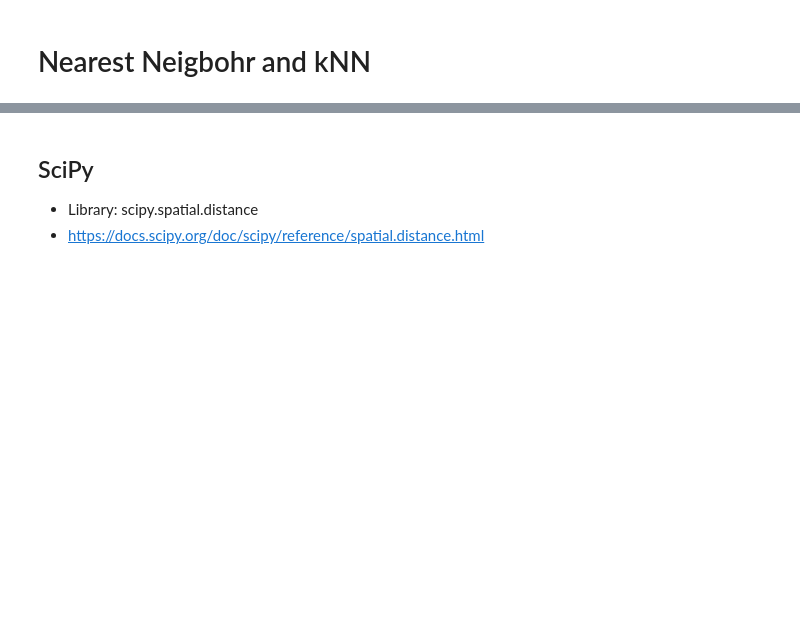
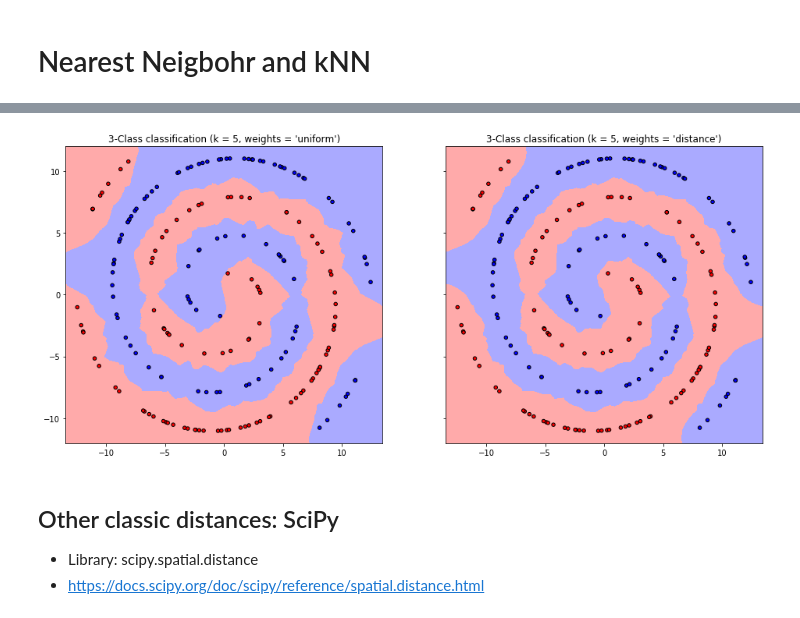
Before and after one commit to awangenh/vision, a Jupyter notebook: jupyter/Classic Similarity Metrics.ipynb, the cells around one changed output, grey strips where cells are left out. Cells and saved outputs as stored; diff of their text form; code cells hidden in the pictures; blank space fills up the shorter version.

```diff
--- a/jupyter/Classic Similarity Metrics.ipynb
+++ b/jupyter/Classic Similarity Metrics.ipynb
@@ -72,5 +142,9 @@ plt.show()
+# %%
+do_kNN(X, y, k)
+# %% [output]
+[figure, added]
 # %% [markdown]
-## SciPy
+## Other classic distances: SciPy
 
 - Library: scipy.spatial.distance
 - https://docs.scipy.org/doc/scipy/reference/spatial.distance.html
```
Also changed, not shown: parts of 8 cells of this notebook.
